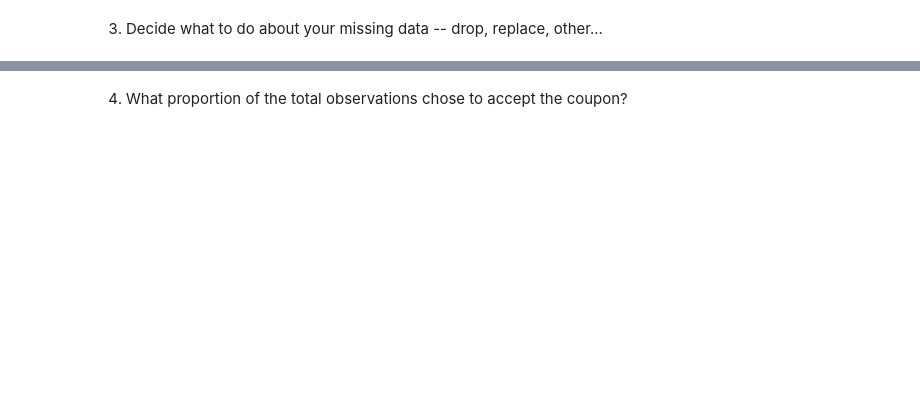
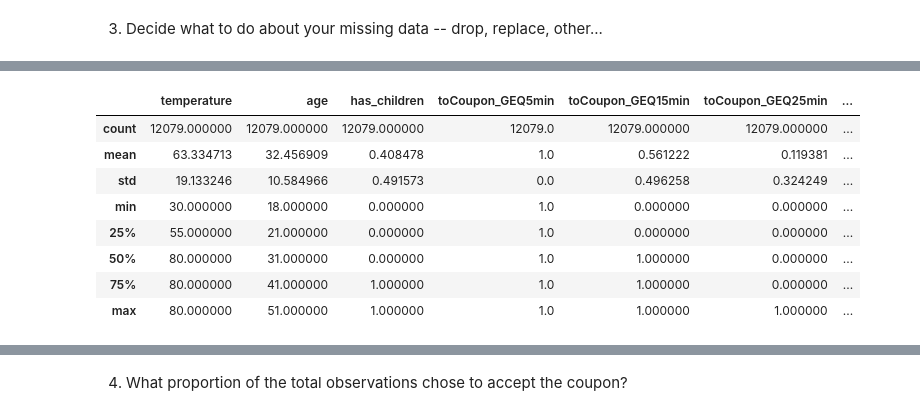
Before and after one commit to weslylaboy/will-a-customer-accepts-the-coupon, a Jupyter notebook: prompt.ipynb, the cells around one changed output, grey strips where cells are left out. Cells and saved outputs as stored; diff of their text form; code cells hidden in the pictures; blank space fills up the shorter version.

```diff
--- a/prompt.ipynb
+++ b/prompt.ipynb
@@ -84,0 +230,12 @@ data.head()
+# %%
+df.describe()
+# %% [output]
+|  | temperature | age | has_children | toCoupon_GEQ5min | toCoupon_GEQ15min | toCoupon_GEQ25min | ... |
+| count | 12079.000000 | 12079.000000 | 12079.000000 | 12079.0 | 12079.000000 | 12079.000000 | ... |
+| mean | 63.334713 | 32.456909 | 0.408478 | 1.0 | 0.561222 | 0.119381 | ... |
+| std | 19.133246 | 10.584966 | 0.491573 | 0.0 | 0.496258 | 0.324249 | ... |
+| min | 30.000000 | 18.000000 | 0.000000 | 1.0 | 0.000000 | 0.000000 | ... |
+| 25% | 55.000000 | 21.000000 | 0.000000 | 1.0 | 0.000000 | 0.000000 | ... |
+| 50% | 80.000000 | 31.000000 | 0.000000 | 1.0 | 1.000000 | 0.000000 | ... |
+| 75% | 80.000000 | 41.000000 | 1.000000 | 1.0 | 1.000000 | 0.000000 | ... |
+| max | 80.000000 | 51.000000 | 1.000000 | 1.0 | 1.000000 | 1.000000 | ... |
```
Also changed, not shown: parts of 16 cells of this notebook.
